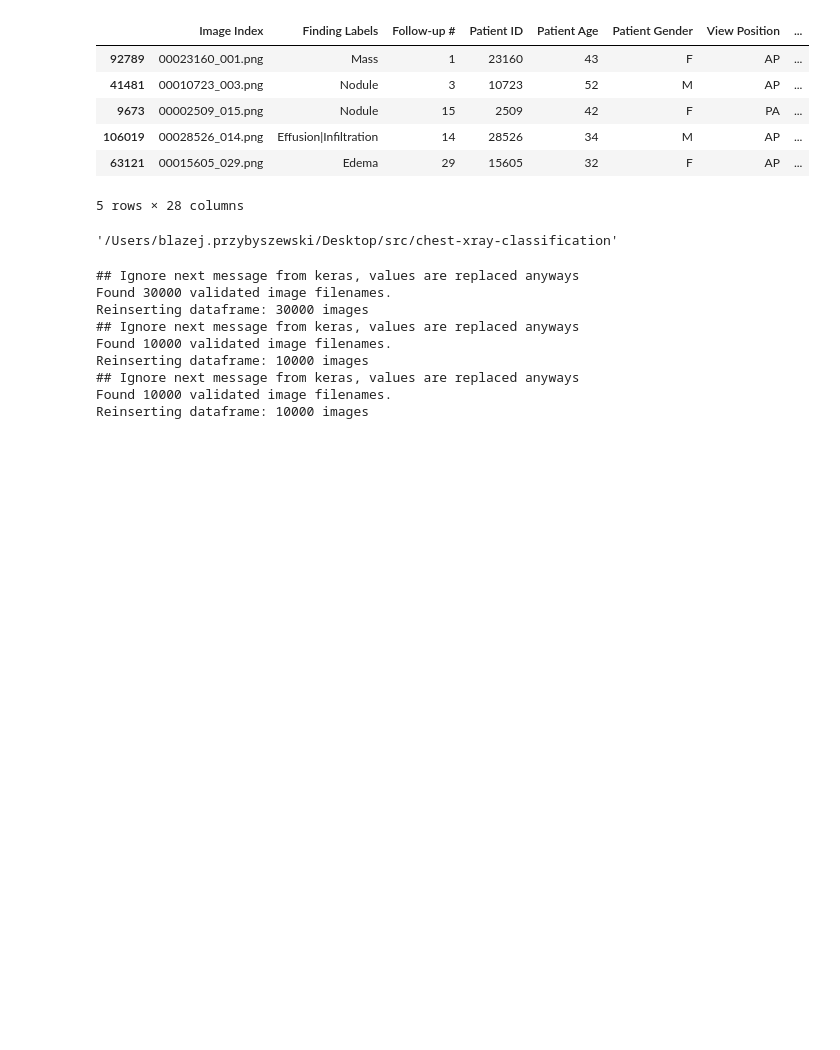
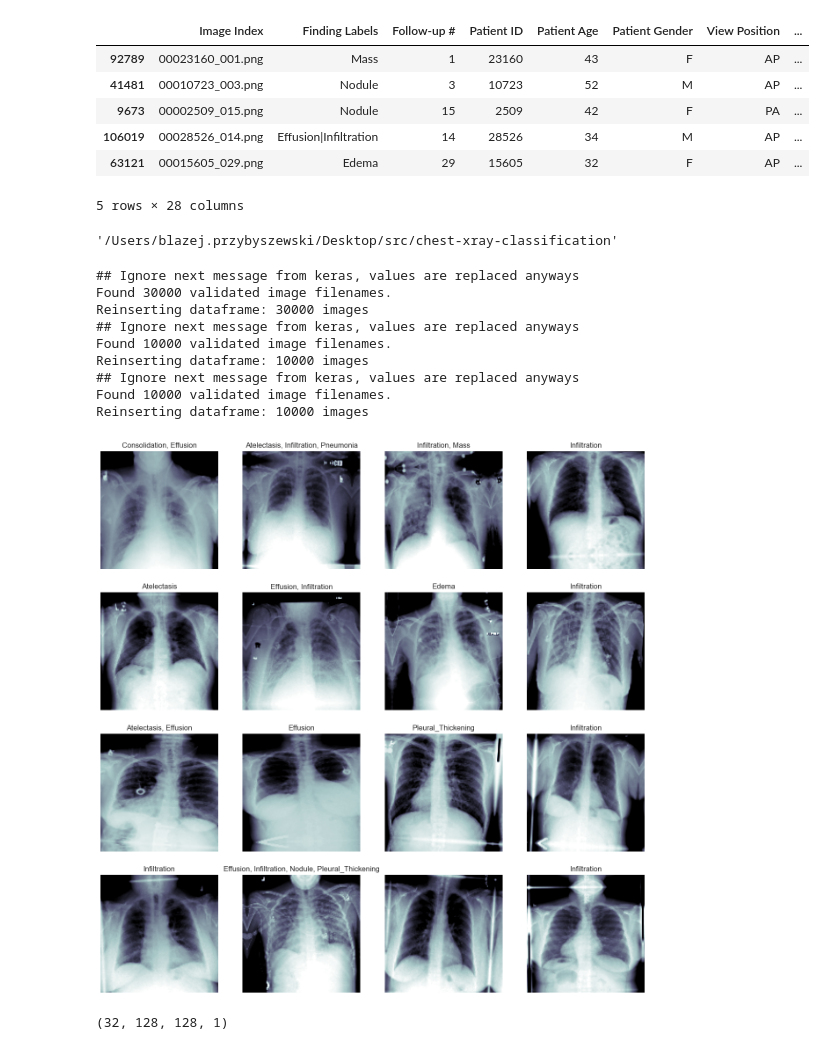
Before and after one commit to bprzybysz/chest-xray-classification, a Jupyter notebook: chest-xray-reboot.ipynb, the cells around one changed output. Saved outputs shown, nothing was run; the diff lists cells and outputs as text; code cells hidden in the pictures; blank space fills up the shorter version.

```diff
--- a/chest-xray-reboot.ipynb
+++ b/chest-xray-reboot.ipynb
@@ -225,12 +225,12 @@ def flow_from_dataframe(img_data_gen, in_df, path_col, y_col, **dflow_args):
                                               y_col = y_col,
                                               class_mode = 'raw',
                                               **dflow_args)
-    df_gen.filenames = in_df[path_col].values
-    df_gen.classes = np.stack(in_df[y_col].values)
+    # df_gen.filenames = in_df[path_col].values
+    # df_gen.classes = np.stack(in_df[y_col].values)
     df_gen.samples = in_df.shape[0]
     df_gen.n = in_df.shape[0]
     df_gen._set_index_array()
-    df_gen.directory = os.getcwd()
+    # df_gen.directory = os.getcwd()
     print('Reinserting dataframe: {} images'.format(in_df.shape[0]))
     return df_gen
 # %%
@@ -265,3 +265,17 @@ Reinserting dataframe: 10000 images
 ## Ignore next message from keras, values are replaced anyways
 Found 10000 validated image filenames.
 Reinserting dataframe: 10000 images
+# %%
+t_x, t_y = next(train_gen)
+fig, m_axs = plt.subplots(4, 4, figsize = (16, 16))
+for (c_x, c_y, c_ax) in zip(t_x, t_y, m_axs.flatten()):
+    c_ax.imshow(c_x[:,:,0], cmap = 'bone', vmin = -1.5, vmax = 1.5)
+    c_ax.set_title(', '.join([n_class for n_class, n_score in zip(all_labels, c_y)
+                              if n_score>0.5]))
+    c_ax.axis('off')
+# %% [output]
+[figure, added]
+# %%
+t_x.shape
+# %% [output]
+(32, 128, 128, 1)
```
Also changed, not shown: parts of 4 cells of this notebook.
